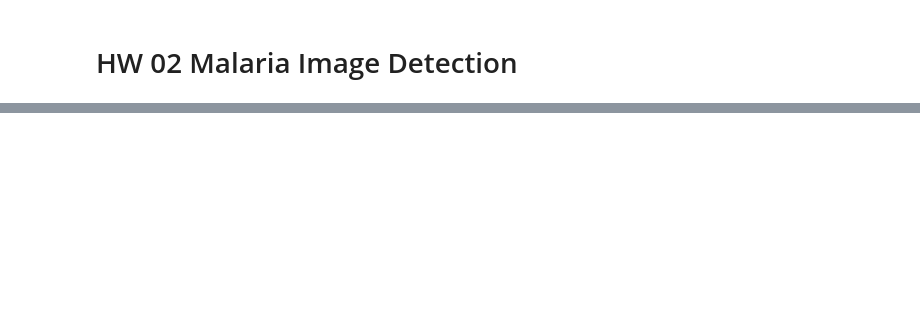
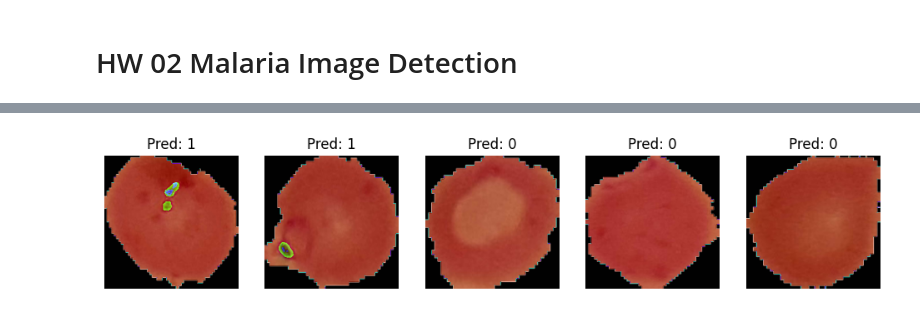
Before and after one commit to erickdcohen/deep_learning_neural_networks_spring_2025_cmu, a Jupyter notebook: HW2/src/hw2_malaria_image_classification.ipynb, the cells around one changed output, grey strips where cells are left out. Drawn from its saved outputs; the diff is of its cells as text; code cells hidden in the pictures; blank space fills up the shorter version.

Commit message:
Makes preds

```diff
--- a/HW2/src/hw2_malaria_image_classification.ipynb
+++ b/HW2/src/hw2_malaria_image_classification.ipynb
@@ -73,6 +73,10 @@ class TestMalariaDataset(Dataset):
         image = read_image(os.path.join(
             self.path_to_images, image_file_name))
 
+        # transform if there are transformations
+        if self.transform:
+            image = self.transform(image)
+
         return image, image_file_name
 
 
@@ -81,7 +85,7 @@ malaria_dataset = MalariaDataset(
     PATH_TO_TRAIN_IMAGES, PATH_TO_TRAIN_LABEL_FILE, transform)
 
 # get test dataset
-malaria_dataset_test = TestMalariaDataset(PATH_TO_TEST_IMAGES)
+malaria_dataset_test = TestMalariaDataset(PATH_TO_TEST_IMAGES, transform)
 
 # split into training and validation_split
 train_size = int((1 - VALIDATION_SPLIT) * len(malaria_dataset))
@@ -232,0 +238,50 @@ KeyboardInterrupt:
+# %%
+# Make predictions on test
+model.eval()
+
+# Lists to store predictions and filenames
+predictions = []
+filenames = []
+
+# Iterate through test data
+with torch.no_grad():
+    for images, image_names in test_dataloader:
+        images = images.to(device)  # Move to GPU if available
+        outputs = model(images)  # Get model outputs
+        _, predicted = torch.max(outputs, 1)  # Get predicted class labels
+
+        # Convert to CPU and store predictions
+        predictions.extend(predicted.cpu().numpy())
+        filenames.extend(image_names)  # Store filenames
+
+# Save predictions to a CSV file
+output_df = pd.DataFrame({
+    'img_name': filenames,
+    'label': predictions
+})
+
+output_df.to_csv('../predictions.csv', index=False)
+
+
+def show_predicted_images(images, labels, filenames, num_images=5):
+    plt.figure(figsize=(12, 6))
+
+    for i in range(num_images):
+        plt.subplot(1, num_images, i + 1)
+        plt.imshow(transforms.ToPILImage()(images[i]))
+        plt.axis("off")
+        plt.title(f'Pred: {labels[i]}')
+
+    plt.show()
+
+
+# Get a batch of test images and display predictions
+data_iter = iter(test_dataloader)
+images, filenames = next(data_iter)
+outputs = model(images.to(device))
+_, predicted = torch.max(outputs, 1)
+
+# Display the predicted images
+show_predicted_images(images, predicted.cpu().numpy(), filenames)
+# %% [output]
+[figure, added]
```
Also changed, not shown: parts of 3 cells of this notebook, 1 other file.
